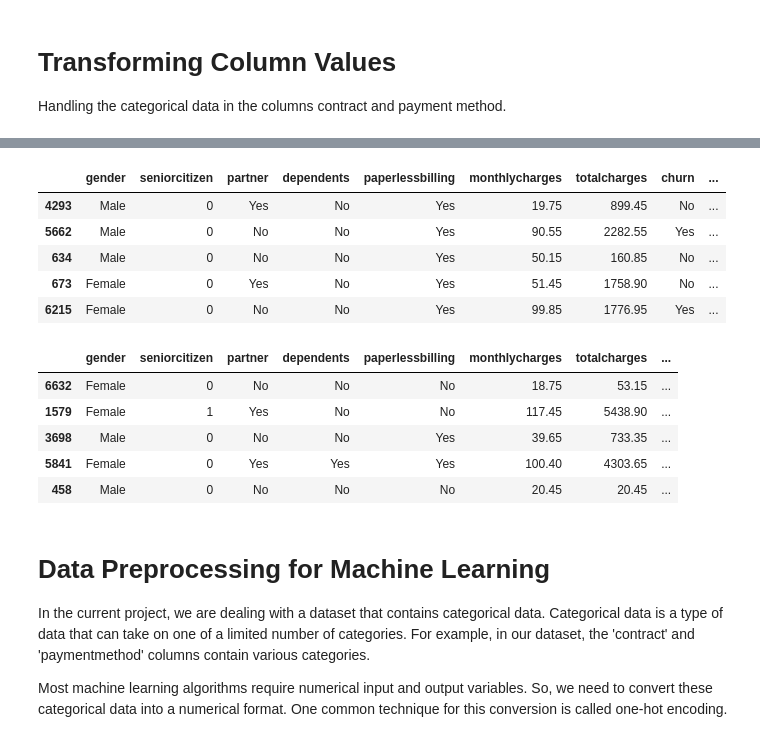
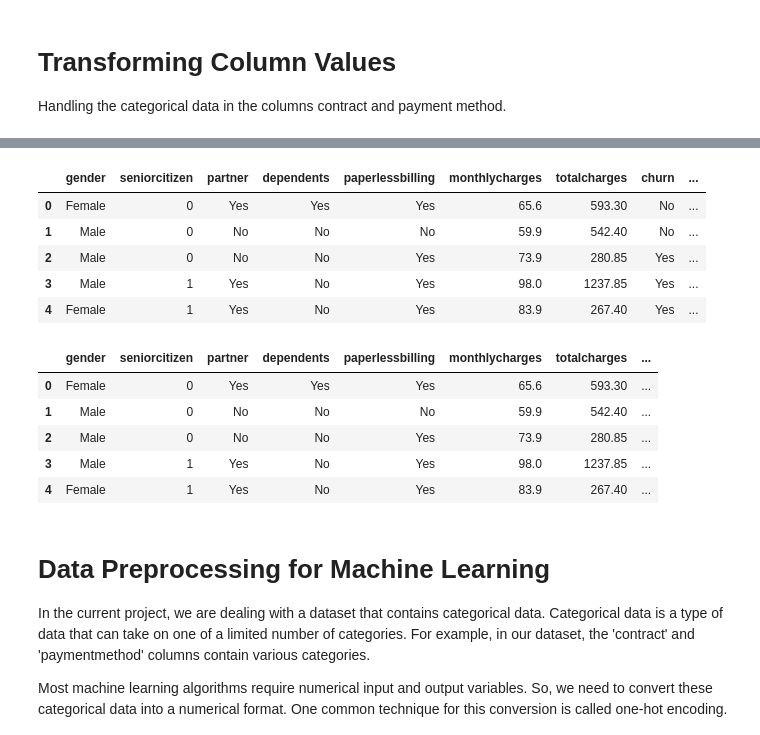
Before and after one commit to djshampz904/IS_project-II, a Jupyter notebook: telco_churn.ipynb, the cells around one changed output, grey strips where cells are left out. Drawn from its saved outputs; the diff is of its cells as text; code cells hidden in the pictures.

```diff
--- a/telco_churn.ipynb
+++ b/telco_churn.ipynb
@@ -108,25 +98,25 @@ customer_billing.sample(5)
 # %%
 customer_billing = pd.get_dummies(customer_billing, columns=['contract', 'paymentmethod'], drop_first=True)
 # %%
-customer_billing.sample(5)
+customer_billing.head()
 # %% [output]
 |  | gender | seniorcitizen | partner | dependents | paperlessbilling | monthlycharges | totalcharges | churn | ... |
-| 4293 | Male | 0 | Yes | No | Yes | 19.75 | 899.45 | No | ... |
-| 5662 | Male | 0 | No | No | Yes | 90.55 | 2282.55 | Yes | ... |
-| 634 | Male | 0 | No | No | Yes | 50.15 | 160.85 | No | ... |
-| 673 | Female | 0 | Yes | No | Yes | 51.45 | 1758.90 | No | ... |
-| 6215 | Female | 0 | No | No | Yes | 99.85 | 1776.95 | Yes | ... |
+| 0 | Female | 0 | Yes | Yes | Yes | 65.6 | 593.30 | No | ... |
+| 1 | Male | 0 | No | No | No | 59.9 | 542.40 | No | ... |
+| 2 | Male | 0 | No | No | Yes | 73.9 | 280.85 | Yes | ... |
+| 3 | Male | 1 | Yes | No | Yes | 98.0 | 1237.85 | Yes | ... |
+| 4 | Female | 1 | Yes | No | Yes | 83.9 | 267.40 | Yes | ... |
 # %%
 customer_billing = pd.get_dummies(customer_billing, columns=["churn"], drop_first=True)
 # %%
-customer_billing.sample(5)
+customer_billing.head()
 # %% [output]
 |  | gender | seniorcitizen | partner | dependents | paperlessbilling | monthlycharges | totalcharges | ... |
-| 6632 | Female | 0 | No | No | No | 18.75 | 53.15 | ... |
-| 1579 | Female | 1 | Yes | No | No | 117.45 | 5438.90 | ... |
-| 3698 | Male | 0 | No | No | Yes | 39.65 | 733.35 | ... |
-| 5841 | Female | 0 | Yes | Yes | Yes | 100.40 | 4303.65 | ... |
-| 458 | Male | 0 | No | No | No | 20.45 | 20.45 | ... |
+| 0 | Female | 0 | Yes | Yes | Yes | 65.6 | 593.30 | ... |
+| 1 | Male | 0 | No | No | No | 59.9 | 542.40 | ... |
+| 2 | Male | 0 | No | No | Yes | 73.9 | 280.85 | ... |
+| 3 | Male | 1 | Yes | No | Yes | 98.0 | 1237.85 | ... |
+| 4 | Female | 1 | Yes | No | Yes | 83.9 | 267.40 | ... |
 # %% [markdown]
 <!DOCTYPE html>
 <html>
```
Also changed, not shown: parts of 22 cells of this notebook, 3 other files.
